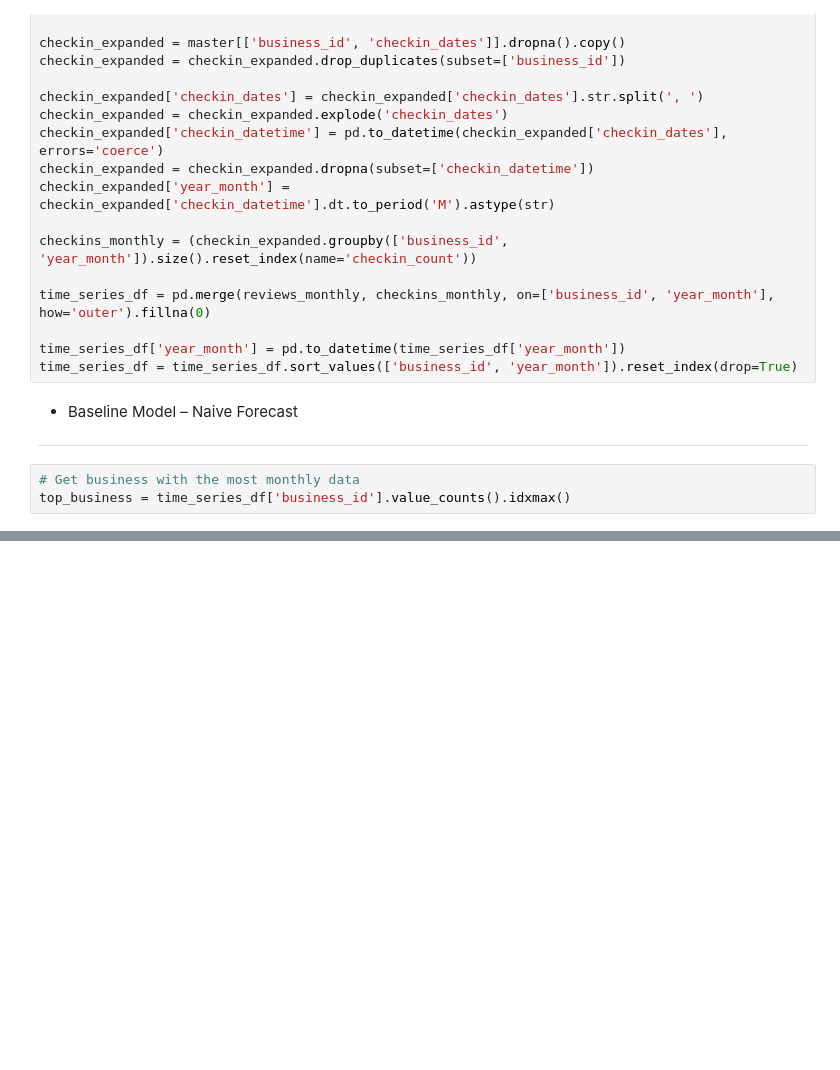
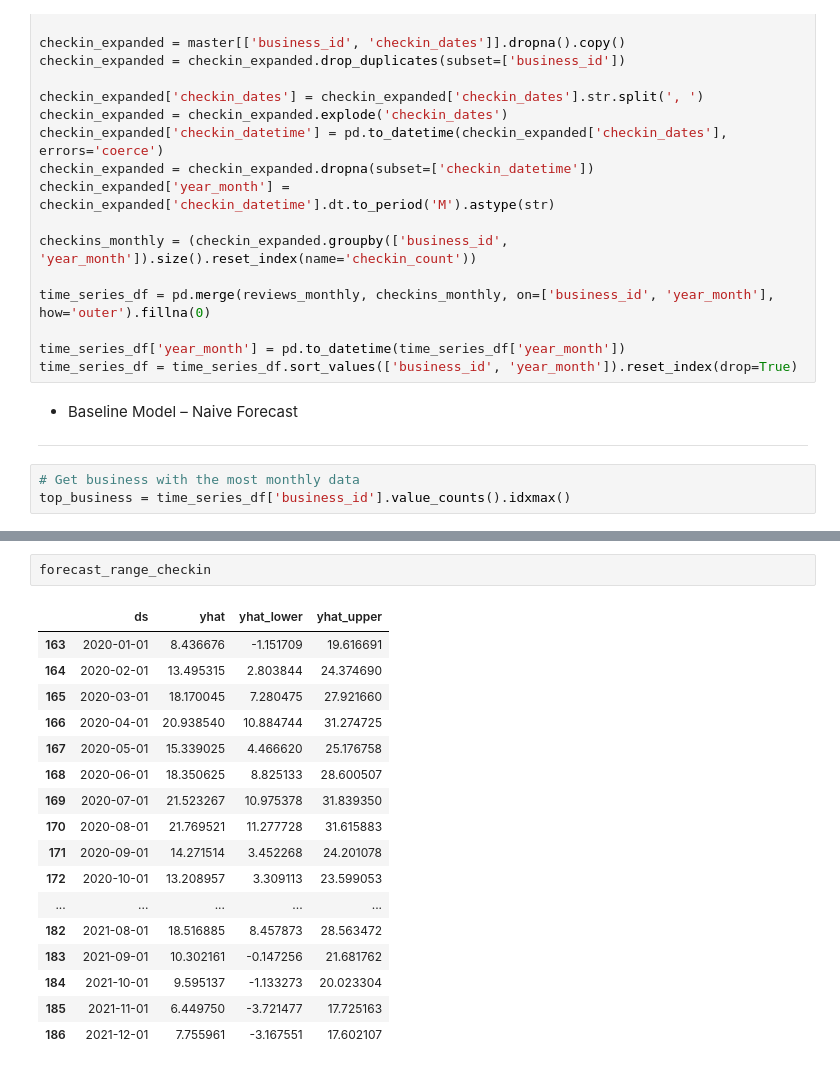
Before and after one commit to Jenblr/Yelp-Business-Data-Success-Analysis, a Jupyter notebook: Predictive_Modeling.ipynb, the cells around one changed output, grey strips where cells are left out. Saved outputs shown, nothing was run; the diff lists cells and outputs as text; blank space fills up the shorter version.

```diff
--- a/Predictive_Modeling.ipynb
+++ b/Predictive_Modeling.ipynb
@@ -468,0 +536,20 @@ plt.show()
+# %%
+forecast_range_checkin
+# %% [output]
+|  | ds | yhat | yhat_lower | yhat_upper |
+| 163 | 2020-01-01 | 8.436676 | -1.151709 | 19.616691 |
+| 164 | 2020-02-01 | 13.495315 | 2.803844 | 24.374690 |
+| 165 | 2020-03-01 | 18.170045 | 7.280475 | 27.921660 |
+| 166 | 2020-04-01 | 20.938540 | 10.884744 | 31.274725 |
+| 167 | 2020-05-01 | 15.339025 | 4.466620 | 25.176758 |
+| 168 | 2020-06-01 | 18.350625 | 8.825133 | 28.600507 |
+| 169 | 2020-07-01 | 21.523267 | 10.975378 | 31.839350 |
+| 170 | 2020-08-01 | 21.769521 | 11.277728 | 31.615883 |
+| 171 | 2020-09-01 | 14.271514 | 3.452268 | 24.201078 |
+| 172 | 2020-10-01 | 13.208957 | 3.309113 | 23.599053 |
+| ... | ... | ... | ... | ... |
+| 182 | 2021-08-01 | 18.516885 | 8.457873 | 28.563472 |
+| 183 | 2021-09-01 | 10.302161 | -0.147256 | 21.681762 |
+| 184 | 2021-10-01 | 9.595137 | -1.133273 | 20.023304 |
+| 185 | 2021-11-01 | 6.449750 | -3.721477 | 17.725163 |
+| 186 | 2021-12-01 | 7.755961 | -3.167551 | 17.602107 |
```
Also changed, not shown: parts of 12 cells of this notebook.
